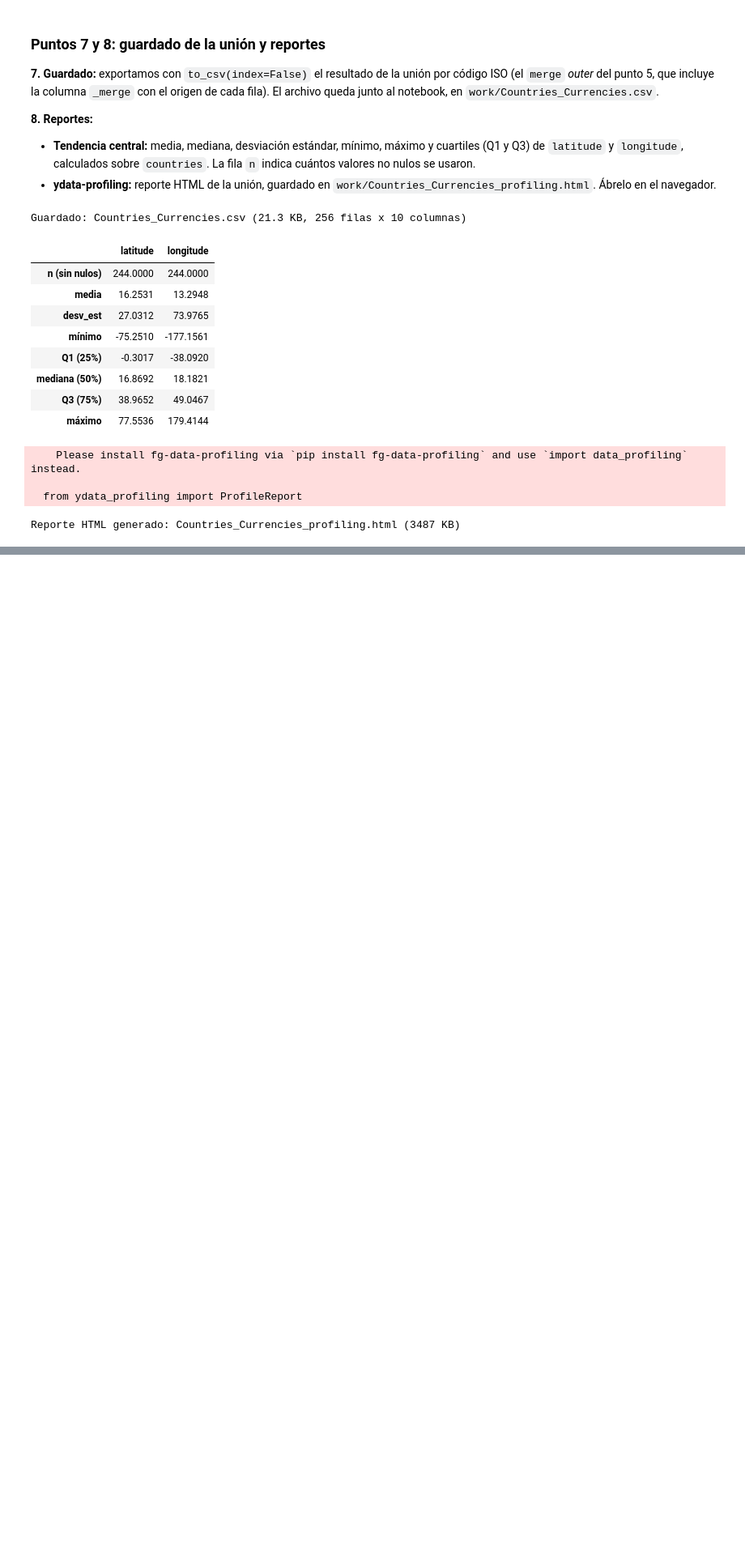
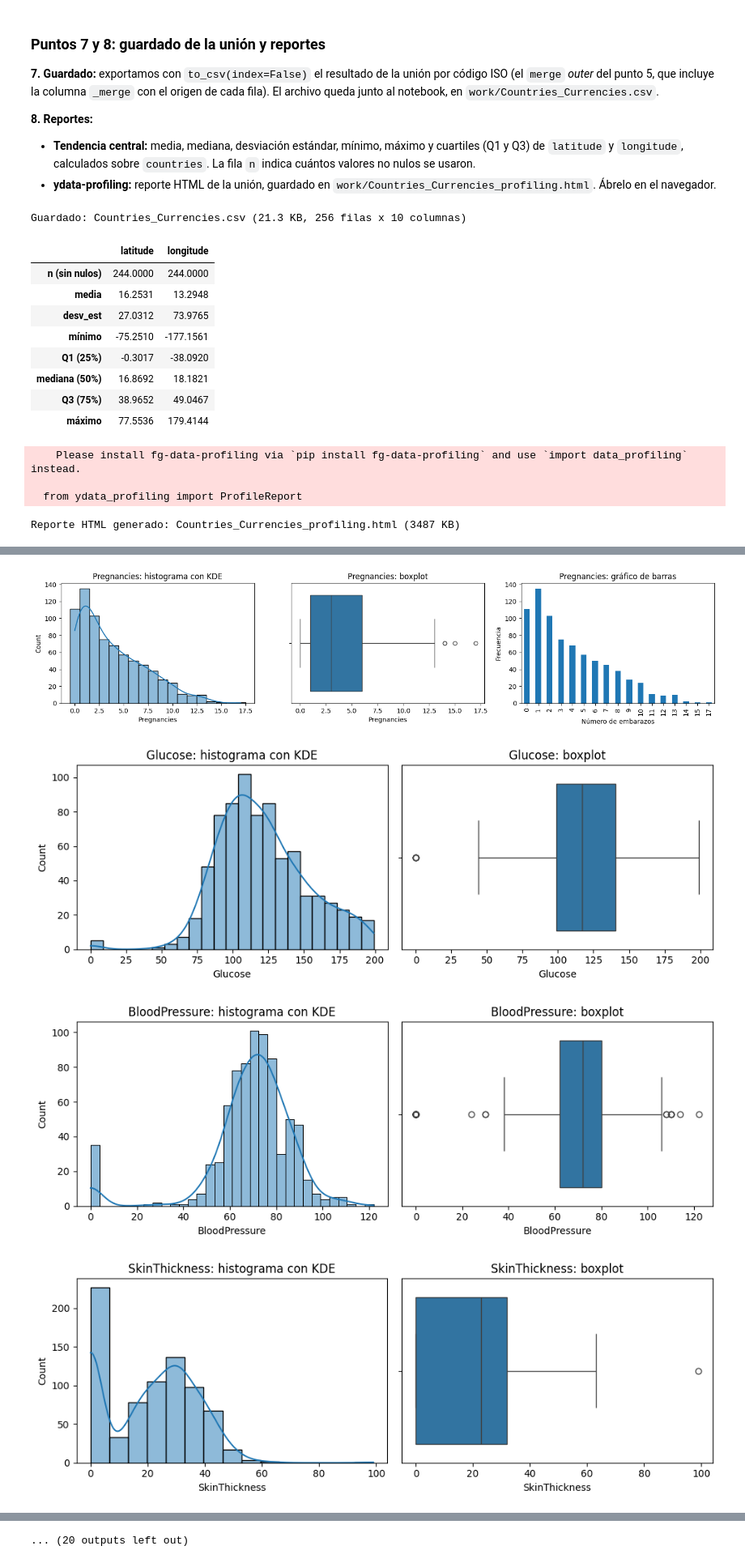
Before and after one commit to juancguerrerom13/Taller1-Gestion-de-Datos, a Jupyter notebook: work/taller1.ipynb, the cells around one changed output, grey strips where cells are left out. Shown at 81% size. Drawn from its saved outputs; the diff is of its cells as text; code cells hidden in the pictures; blank space fills up the shorter version.

```diff
--- a/work/taller1.ipynb
+++ b/work/taller1.ipynb
@@ -350,0 +726,28 @@ Reporte HTML generado: Countries_Currencies_profiling.html (3487 KB)
+# %%
+# Asegura que los gráficos se muestren dentro del notebook
+%matplotlib inline
+
+for var in variables_diab:
+    es_preg = var == "Pregnancies"
+    fig, ejes = plt.subplots(1, 3 if es_preg else 2, figsize=(15 if es_preg else 10, 3.6))
+
+    sns.histplot(diabetes[var], kde=True, discrete=es_preg, ax=ejes[0])
+    ejes[0].set_title(f"{var}: histograma con KDE")
+
+    sns.boxplot(x=diabetes[var], ax=ejes[1])
+    ejes[1].set_title(f"{var}: boxplot")
+
+    if es_preg:
+        diabetes[var].value_counts().sort_index().plot(kind="bar", ax=ejes[2])
+        ejes[2].set_title("Pregnancies: gráfico de barras")
+        ejes[2].set_xlabel("Número de embarazos")
+        ejes[2].set_ylabel("Frecuencia")
+
+    plt.tight_layout()
+    plt.show()
+    plt.close(fig)  # libera la figura para no acumularlas en memoria
+# %% [output]
+[figure, added]
+[figure, added]
+[figure, added]
+[figure, added]
@@ -350,0 +762 @@ Reporte HTML generado: Countries_Currencies_profiling.html (3487 KB)
+... (20 outputs left out)
```
Also changed, not shown: parts of 56 cells of this notebook, 2 other files.
